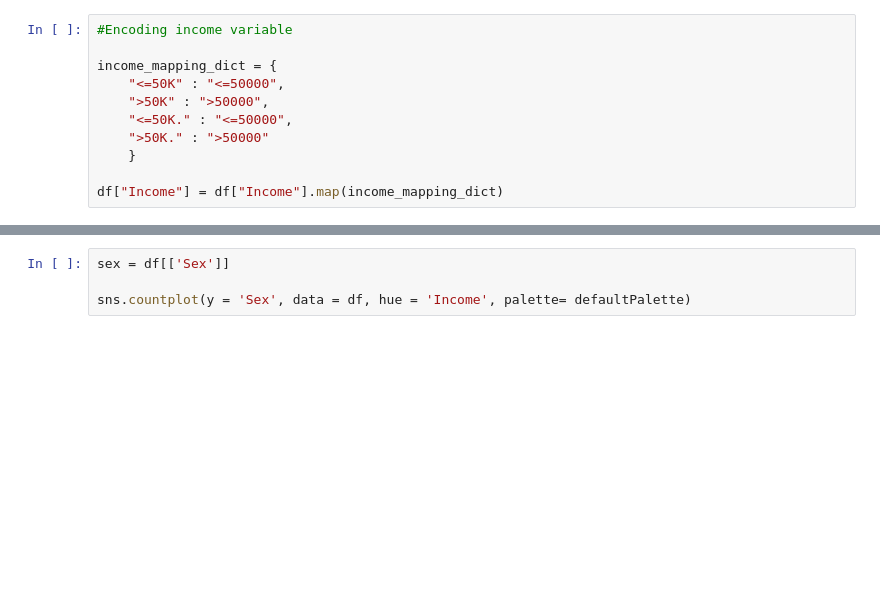
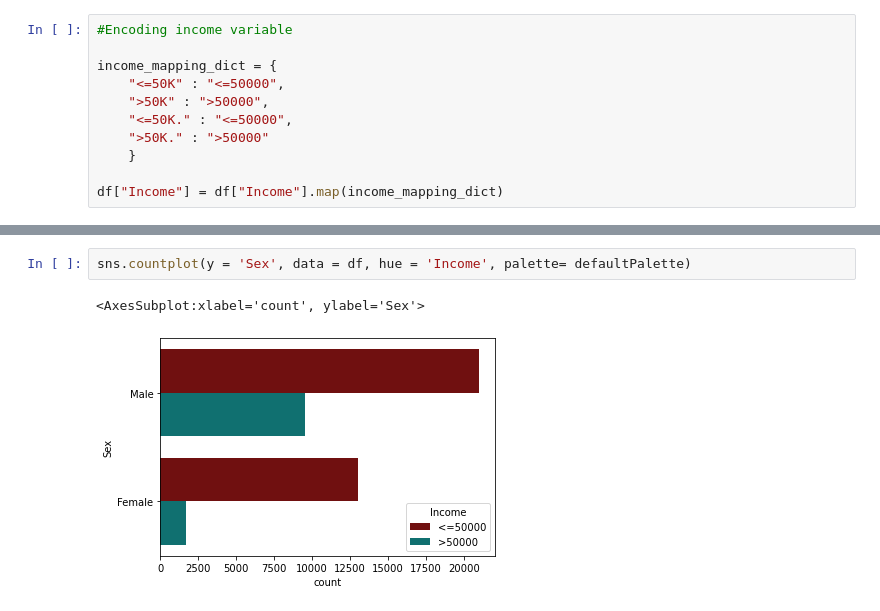
Before and after one commit to MattSchaefer24/machine-learning, a Jupyter notebook: EDA_Final.ipynb, the cells around one changed output, grey strips where cells are left out. Cells and saved outputs as stored; diff of their text form; blank space fills up the shorter version.

```diff
--- a/EDA_Final.ipynb
+++ b/EDA_Final.ipynb
@@ -127,4 +123,5 @@ sns.countplot(y = 'Race', data = df, hue= 'Income', palette= defaultPalette)
 # %%
-sex = df[['Sex']]
-
 sns.countplot(y = 'Sex', data = df, hue = 'Income', palette= defaultPalette)
+# %% [output]
+<AxesSubplot:xlabel='count', ylabel='Sex'>
+[figure, added]
```
Also changed, not shown: parts of 14 cells of this notebook, 4 other files.
